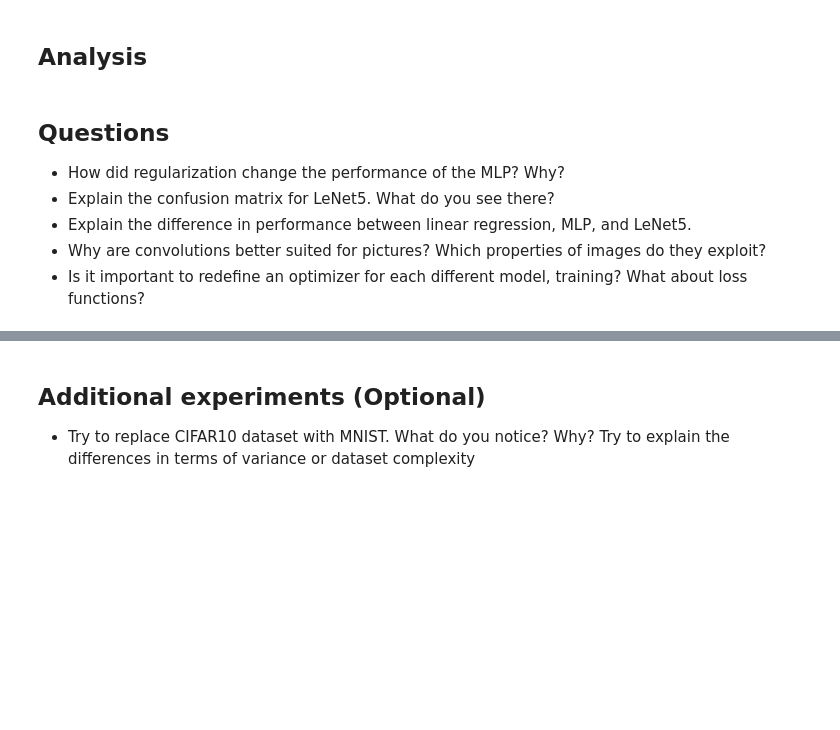
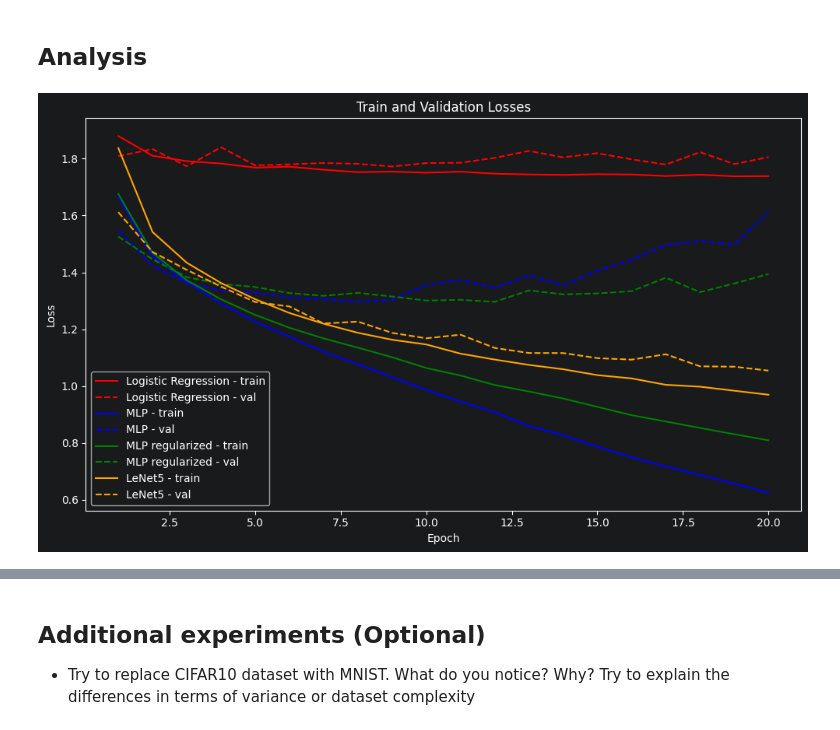
Before and after one commit to carl-lorenz/ML_practicals, a Jupyter notebook: Practical3/3_Buettner_Kortum_Lorenz.ipynb, the cells around one changed output, grey strips where cells are left out. Drawn from its saved outputs; the diff is of its cells as text; code cells hidden in the pictures; blank space fills up the shorter version.

```diff
--- a/Practical3/3_Buettner_Kortum_Lorenz.ipynb
+++ b/Practical3/3_Buettner_Kortum_Lorenz.ipynb
@@ -388,12 +478,18 @@ class LeNet5(nn.Module):
             nn.ReLU(),
             nn.AvgPool2d(kernel_size=2),
             ## TODO: add remaining layers, pooling and nonlinearities up to layer C5
+            nn.Conv2d(in_channels=6, out_channels=16, kernel_size=5, stride=1),
+            nn.ReLU(),
+            nn.AvgPool2d(kernel_size=2),
+            nn.Conv2d(in_channels=16, out_channels=120, kernel_size=5, stride=1),
+            nn.ReLU()
         )
 
         self.classifier = nn.Sequential(
             nn.Linear(in_features=120, out_features=84),
             ## TODO: add ReLU nonlinearity and final classification linear layer
-
+            nn.ReLU(),
+            nn.Linear(in_features=84, out_features=n_classes)
         )
 
 
@@ -404,3 +500,5 @@ class LeNet5(nn.Module):
         return x
 # %%
 ## TODO: define network, put it to the device and train mode
+lenet = LeNet5(n_classes=10, in_channels=3).to(device)
+lenet.train()
@@ -412,5 +573,10 @@ comment: You can also import predefined architectures from `torchvision` and run
 # %%
 ## TODO: define loss function and optimizer
+optimizer_lenet = torch.optim.Adam(lenet.parameters(), lr=0.001)
+loss_fn = nn.CrossEntropyLoss()
 # %%
 ## TODO: train with 20 epochs
 num_epochs = 20
+lenet_losses, lenet_val_losses, lenet_accs, lenet_val_accs = run_training(
+    lenet, optimizer_lenet, loss_fn, device, num_epochs, train_loader, test_loader
+)
@@ -427,7 +603,33 @@ num_epochs = 20
-# %% [markdown]
-## Questions
-* How did regularization change the performance of the MLP? Why?
-* Explain the confusion matrix for LeNet5. What do you see there?
-* Explain the difference in performance between linear regression, MLP, and LeNet5.
-* Why are convolutions better suited for pictures? Which properties of images do they exploit?
-* Is it important to redefine an optimizer for each different model, training? What about loss functions?
+# %%
+## TODO: Plot both train and val losses for all models.
+## What do you see?
+
+# Plot train and val losses for all models
+plt.figure(figsize=(10, 6))
+epochs = range(1, 21)
+
+# log regression
+plt.plot(epochs, train_losses, label='Logistic Regression - train', color='red', linestyle='-')
+plt.plot(epochs, val_losses, label='Logistic Regression - val', color='red', linestyle='--')
+
+# mlp
+plt.plot(epochs, mlp_losses, label='MLP - train', color='blue', linestyle='-')
+plt.plot(epochs, mlp_val_losses, label='MLP - val', color='blue', linestyle='--')
+
+# mlp regularized
+plt.plot(epochs, mlp_reg_losses, label='MLP regularized - train', color='green', linestyle='-')
+plt.plot(epochs, mlp_reg_val_losses, label='MLP regularized - val', color='green', linestyle='--')
+
+# lenet
+plt.plot(epochs, lenet_losses, label='LeNet5 - train', color='orange', linestyle='-')
+plt.plot(epochs, lenet_val_losses, label='LeNet5 - val', color='orange', linestyle='--')
+
+plt.xlabel('Epoch')
+plt.ylabel('Loss')
+plt.title('Train and Validation Losses')
+
+plt.tight_layout()
+plt.legend()
+plt.show()
+# %% [output]
+[figure, added]
```
Also changed, not shown: parts of 20 cells of this notebook, 1 other file.
